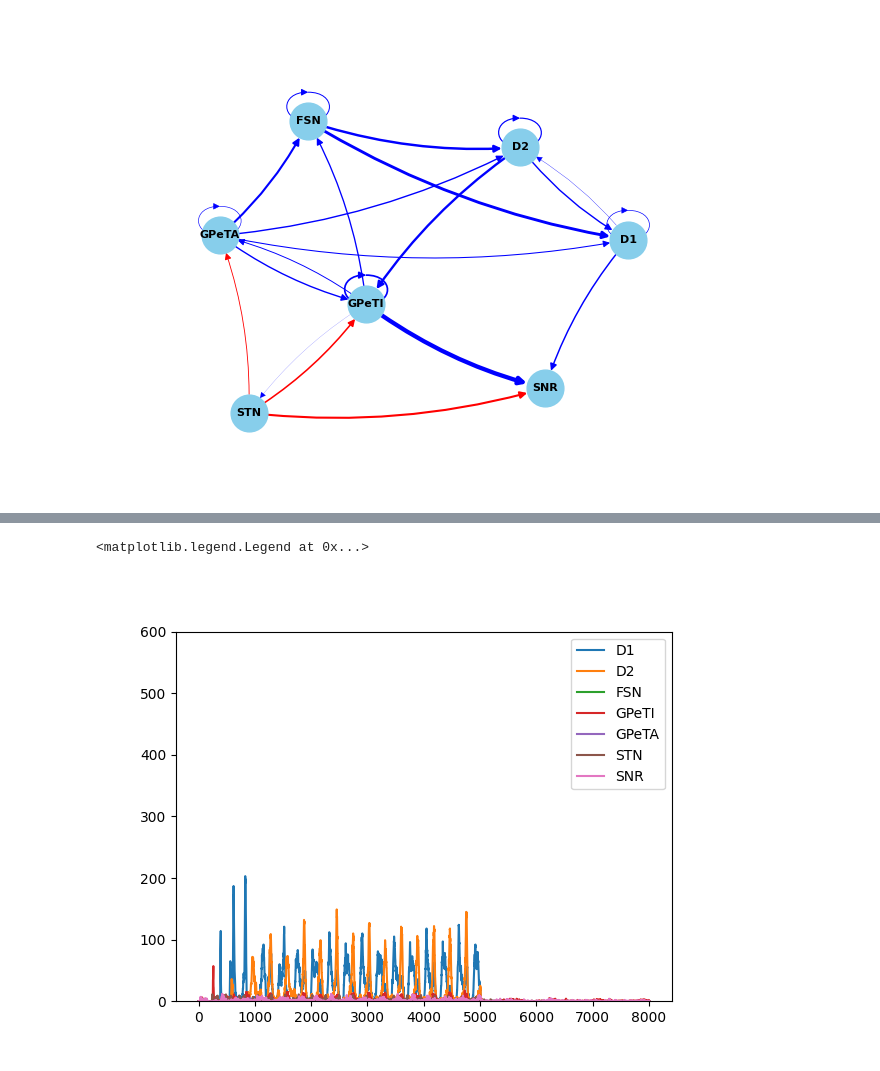
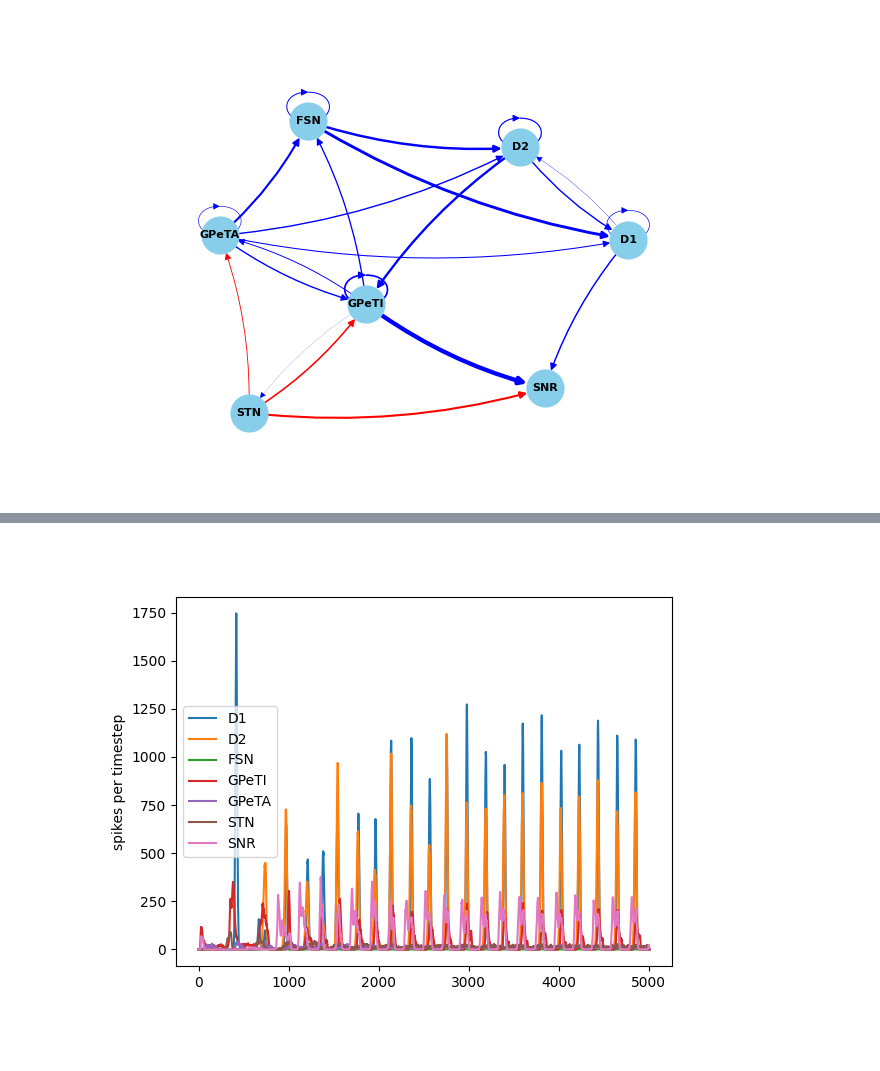
Before and after one commit to djanloo/quilt, a Jupyter notebook: basal_ganglia.ipynb, the cells around one changed output, grey strips where cells are left out. Drawn from its saved outputs; the diff is of its cells as text; code cells hidden in the pictures.

```diff
--- a/basal_ganglia.ipynb
+++ b/basal_ganglia.ipynb
@@ -51,5 +51,5 @@ sn.populations["D2"].add_injector(500,  # pA
                                   500   # ms
                                  )
 # %%
-sn.run(dt=0.1, time=800)
+sn.run(dt=0.1, time=500)
 # %% [output]
@@ -70,14 +70,14 @@ states = sn.populations[pop_state_monitorized].get_data()['states']
 # %%
 fig, ax = plt.subplots()
 for pop in spikes.keys():
     N = 10
 
     plt.plot(np.convolve(spikes[pop], np.ones(N)), label=pop)
-plt.ylim(0,600)
+# plt.ylim(0,600)
 plt.legend()
+plt.ylabel("spikes per timestep");
 # %% [output]
-<matplotlib.legend.Legend at 0x...>
-[figure, old version]
+[figure, new version]
 # %%
 from numpy.fft import fft, fftfreq
 from scipy.signal import welch
```
Also changed, not shown: parts of 2 cells of this notebook, 1 other file.
